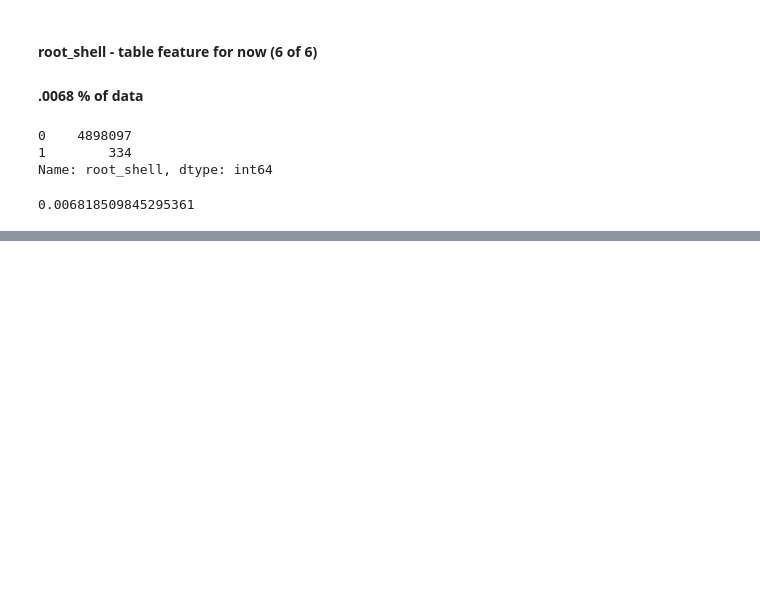
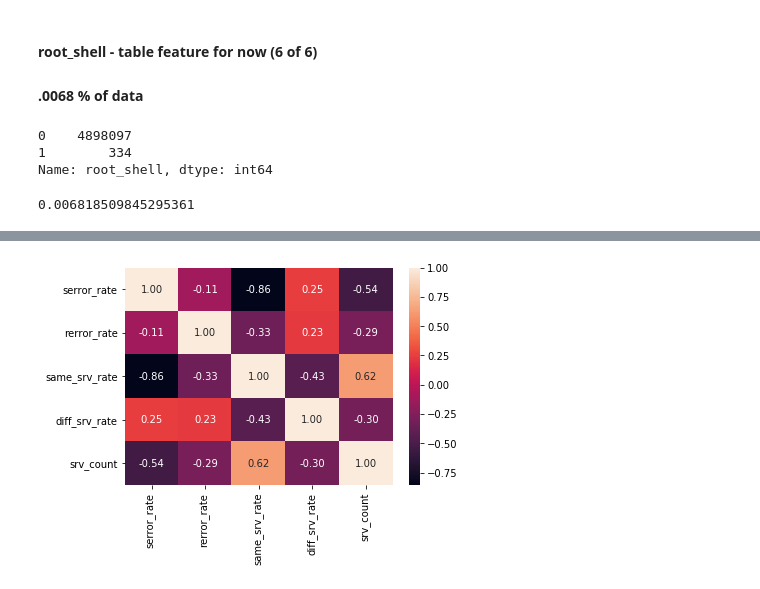
Before and after one commit to sweagle07/attack_classification, a Jupyter notebook: AttackClassifier_EDA_Summary.ipynb, the cells around one changed output, grey strips where cells are left out. Cells and saved outputs as stored; diff of their text form; code cells hidden in the pictures; blank space fills up the shorter version.

```diff
--- a/AttackClassifier_EDA_Summary.ipynb
+++ b/AttackClassifier_EDA_Summary.ipynb
@@ -351,0 +383,4 @@ Name: root_shell, dtype: int64
+# %%
+sh_corr_heatmap = sb.heatmap(sh_train_df.corr(),annot=True, fmt='0.2f')
+# %% [output]
+[figure, added]
```
Also changed, not shown: parts of 18 cells of this notebook, 1 other file.
